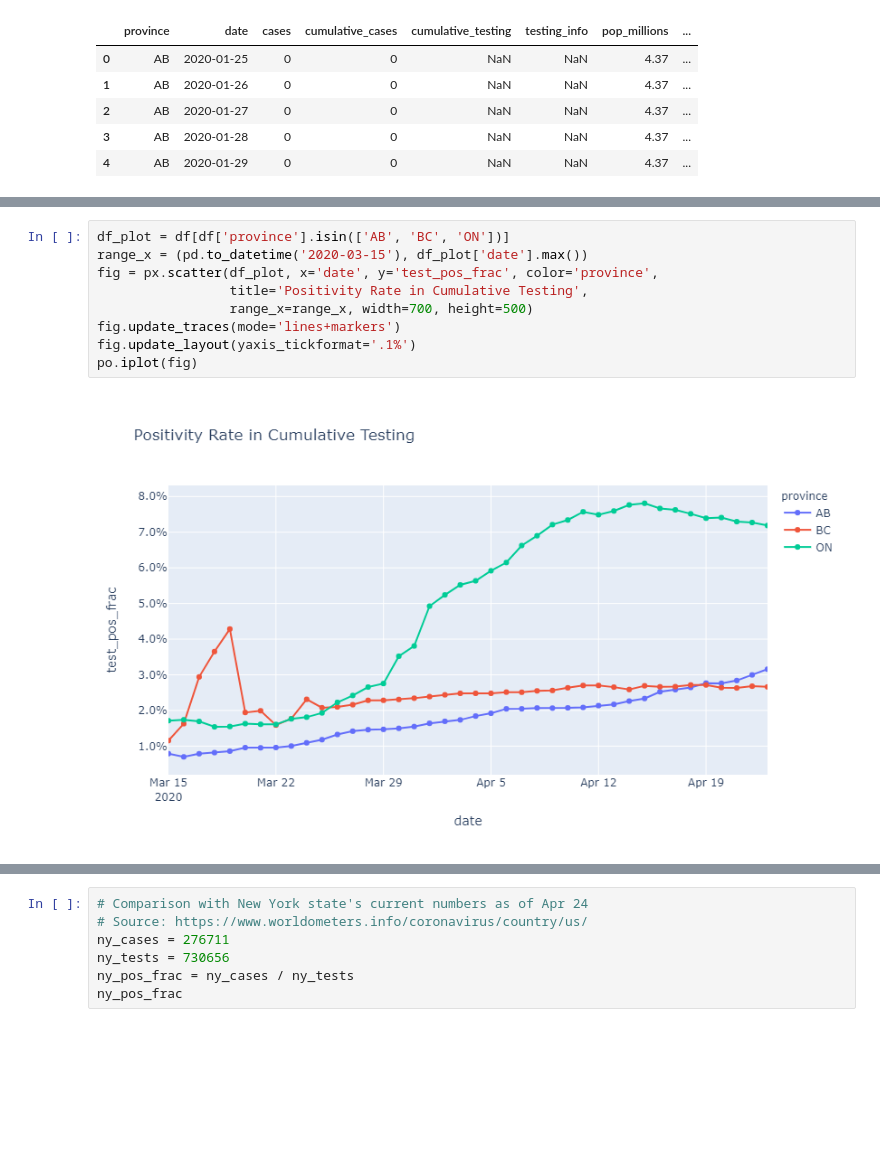
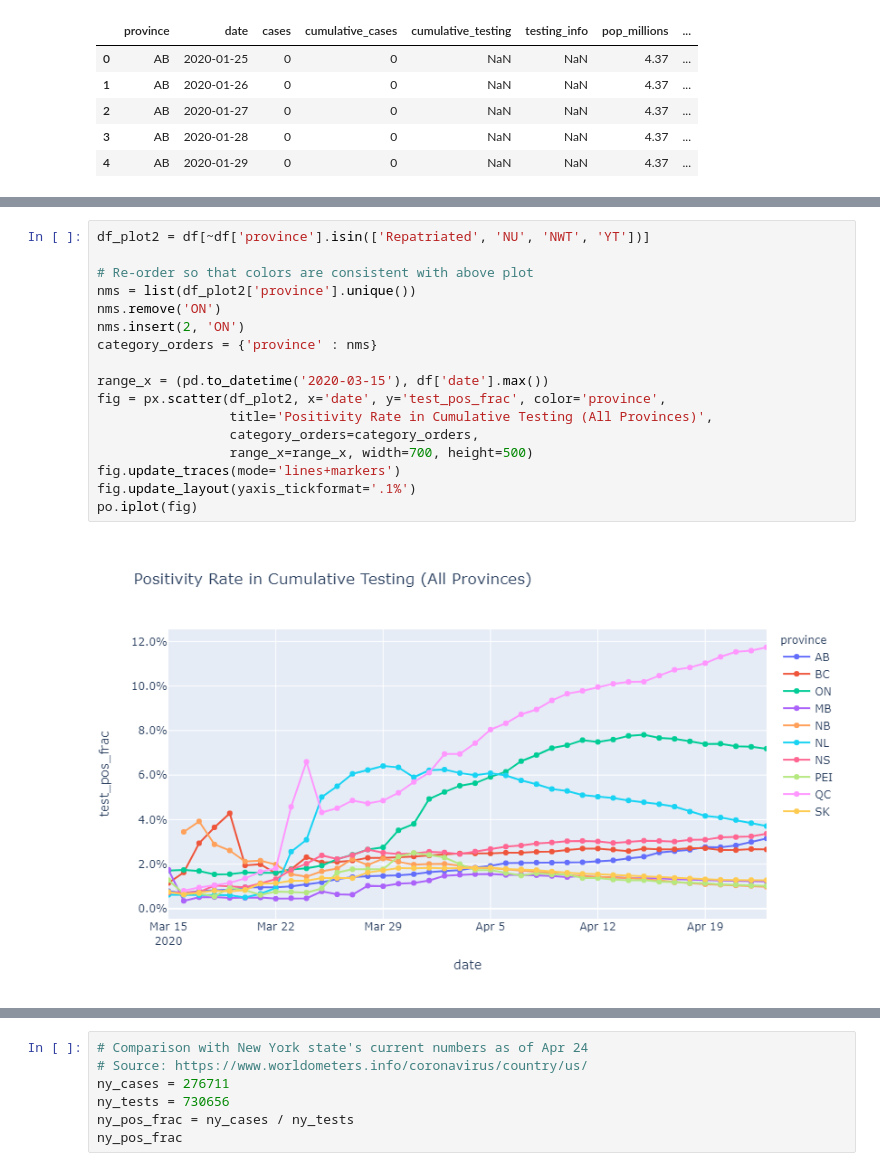
Before and after one commit to jenfly/covid-19, a Jupyter notebook: develop/2020-04-24_canada-cases-testing.ipynb, the cells around one changed output, grey strips where cells are left out. Drawn from its saved outputs; the diff is of its cells as text; blank space fills up the shorter version.

Commit message:
Update plots

```diff
--- a/develop/2020-04-24_canada-cases-testing.ipynb
+++ b/develop/2020-04-24_canada-cases-testing.ipynb
@@ -88,14 +66,22 @@ po.iplot(fig)
 # %%
-df_plot = df[df['province'].isin(['AB', 'BC', 'ON'])]
-range_x = (pd.to_datetime('2020-03-15'), df_plot['date'].max())
-fig = px.scatter(df_plot, x='date', y='test_pos_frac', color='province',
-                 title='Positivity Rate in Cumulative Testing',
+df_plot2 = df[~df['province'].isin(['Repatriated', 'NU', 'NWT', 'YT'])]
+
+# Re-order so that colors are consistent with above plot
+nms = list(df_plot2['province'].unique())
+nms.remove('ON')
+nms.insert(2, 'ON')
+category_orders = {'province' : nms}
+
+range_x = (pd.to_datetime('2020-03-15'), df['date'].max())
+fig = px.scatter(df_plot2, x='date', y='test_pos_frac', color='province',
+                 title='Positivity Rate in Cumulative Testing (All Provinces)',
+                 category_orders=category_orders,
                  range_x=range_x, width=700, height=500)
 fig.update_traces(mode='lines+markers')
 fig.update_layout(yaxis_tickformat='.1%')
 po.iplot(fig)
 # %% [output]
-[figure, old version]
+[figure, new version]
 # %%
 cols = ['province', 'cumulative_cases', 'cumulative_cases_per_million',
         'cumulative_testing_per_million', 'test_pos_frac']
```
Also changed, not shown: parts of 3 cells of this notebook, 1 other file.
